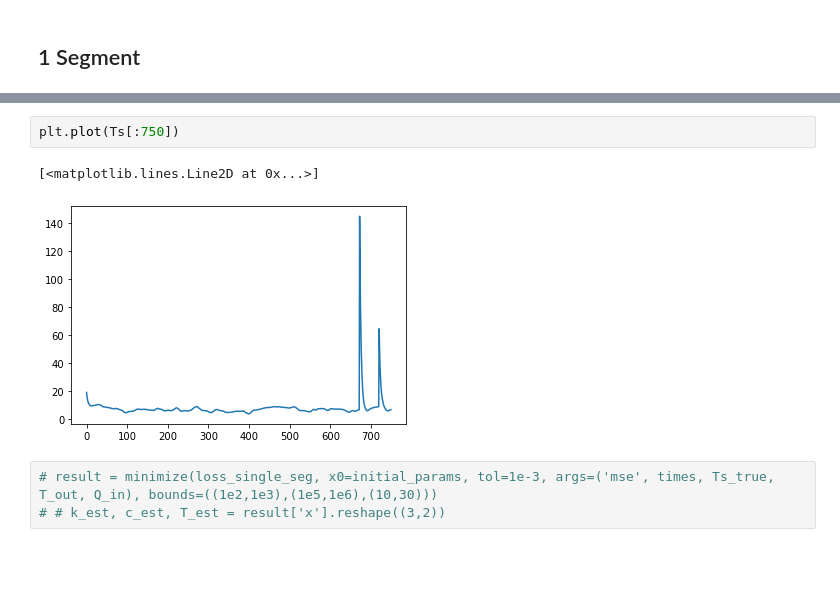
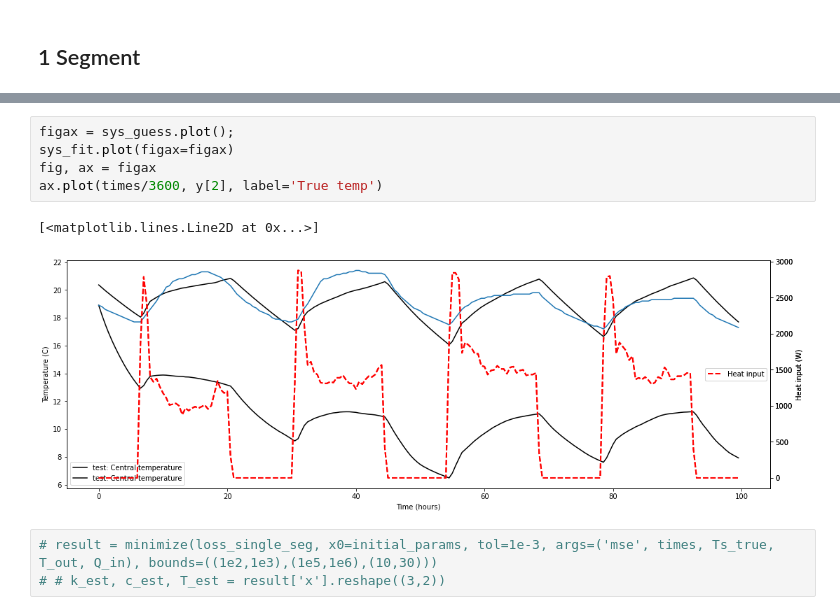
Before and after one commit to harry-rendell/building_simulation, a Jupyter notebook: parsing_stoke.ipynb, the cells around one changed output, grey strips where cells are left out. Cells and saved outputs as stored; diff of their text form; blank space fills up the shorter version.

```diff
--- a/parsing_stoke.ipynb
+++ b/parsing_stoke.ipynb
@@ -104,8 +145,11 @@ plt.plot(T_out)
-# %%
-plt.plot(Ts[:750])
-# %% [output]
-[<matplotlib.lines.Line2D at 0x...>]
-[figure, removed]
+# %%
+figax = sys_guess.plot();
+sys_fit.plot(figax=figax)
+fig, ax = figax
+ax.plot(times/3600, y[2], label='True temp')
+# %% [output]
+[<matplotlib.lines.Line2D at 0x...>]
+[figure, added]
 # %%
 # result = minimize(loss_single_seg, x0=initial_params, tol=1e-3, args=('mse', times, Ts_true, T_out, Q_in), bounds=((1e2,1e3),(1e5,1e6),(10,30)))
 # # k_est, c_est, T_est = result['x'].reshape((3,2))
```
Also changed, not shown: parts of 16 cells of this notebook, 1 other file.
